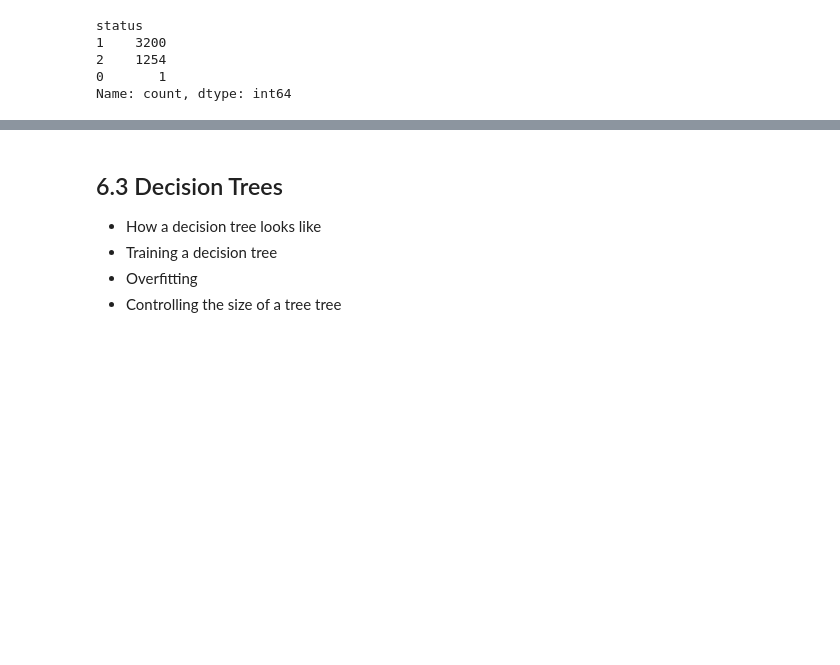
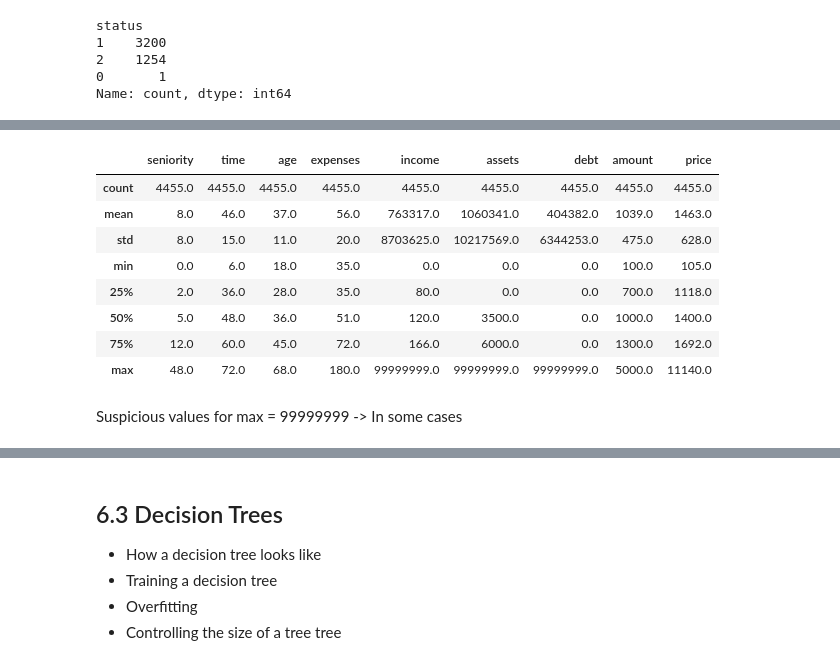
Before and after one commit to okellodaniel/ML_Scholar, a Jupyter notebook: 06-decision-trees/notebook.ipynb, the cells around one changed output, grey strips where cells are left out. Saved outputs shown, nothing was run; the diff lists cells and outputs as text; code cells hidden in the pictures; blank space fills up the shorter version.

```diff
--- a/06-decision-trees/notebook.ipynb
+++ b/06-decision-trees/notebook.ipynb
@@ -51,0 +140,18 @@ Name: count, dtype: int64
+# %%
+record_values = {
+    1:'no',
+    2:'yes',
+    0:'unk',
+}
+# %%
+df.records = df.records.map(record_values)
+# %%
+job_values = {
+    1:'fixed',
+    2:'parttime',
+    3:'freelance',
+    4:'others',
+    0:'unk',
+}
+# %%
+df.job = df.job.map(job_values)
@@ -51,0 +167,14 @@ Name: count, dtype: int64
+# %%
+df.describe().round()
+# %% [output]
+|  | seniority | time | age | expenses | income | assets | debt | amount | price |
+| count | 4455.0 | 4455.0 | 4455.0 | 4455.0 | 4455.0 | 4455.0 | 4455.0 | 4455.0 | 4455.0 |
+| mean | 8.0 | 46.0 | 37.0 | 56.0 | 763317.0 | 1060341.0 | 404382.0 | 1039.0 | 1463.0 |
+| std | 8.0 | 15.0 | 11.0 | 20.0 | 8703625.0 | 10217569.0 | 6344253.0 | 475.0 | 628.0 |
+| min | 0.0 | 6.0 | 18.0 | 35.0 | 0.0 | 0.0 | 0.0 | 100.0 | 105.0 |
+| 25% | 2.0 | 36.0 | 28.0 | 35.0 | 80.0 | 0.0 | 0.0 | 700.0 | 1118.0 |
+| 50% | 5.0 | 48.0 | 36.0 | 51.0 | 120.0 | 3500.0 | 0.0 | 1000.0 | 1400.0 |
+| 75% | 12.0 | 60.0 | 45.0 | 72.0 | 166.0 | 6000.0 | 0.0 | 1300.0 | 1692.0 |
+| max | 48.0 | 72.0 | 68.0 | 180.0 | 99999999.0 | 99999999.0 | 99999999.0 | 5000.0 | 11140.0 |
+# %% [markdown]
+Suspicious values for max = 99999999 -> In some cases
```
Also changed, not shown: parts of 47 cells of this notebook.
